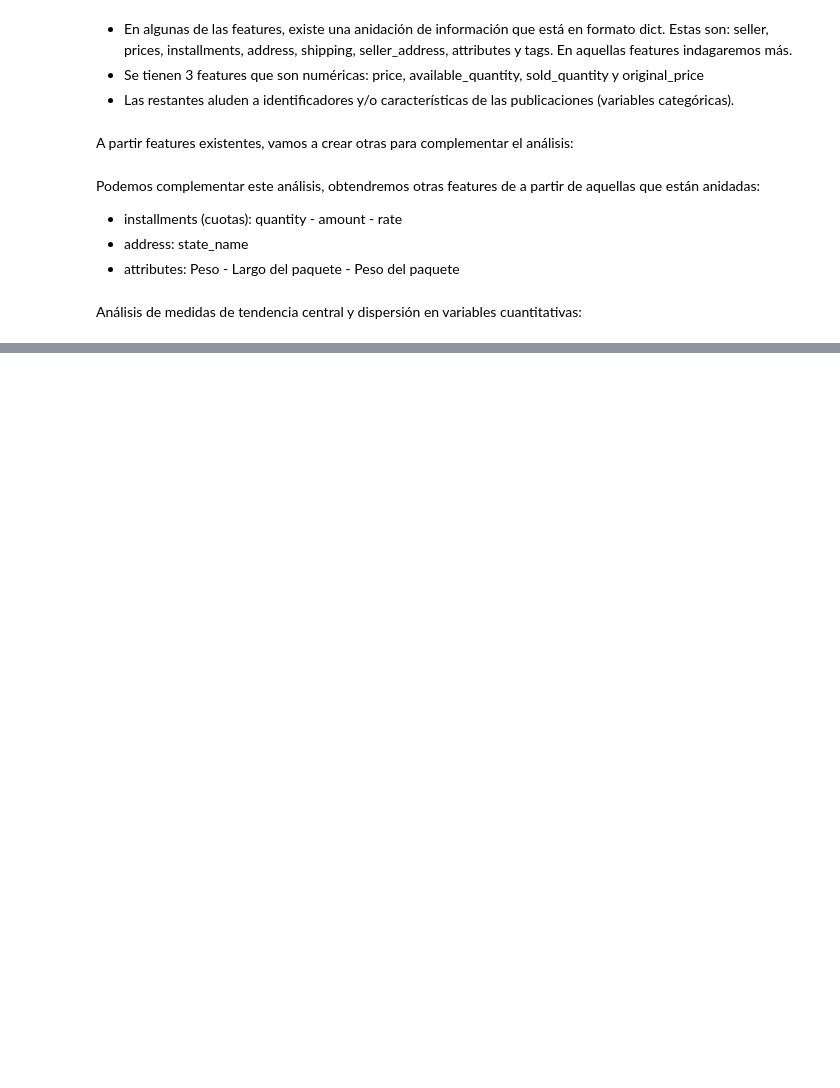
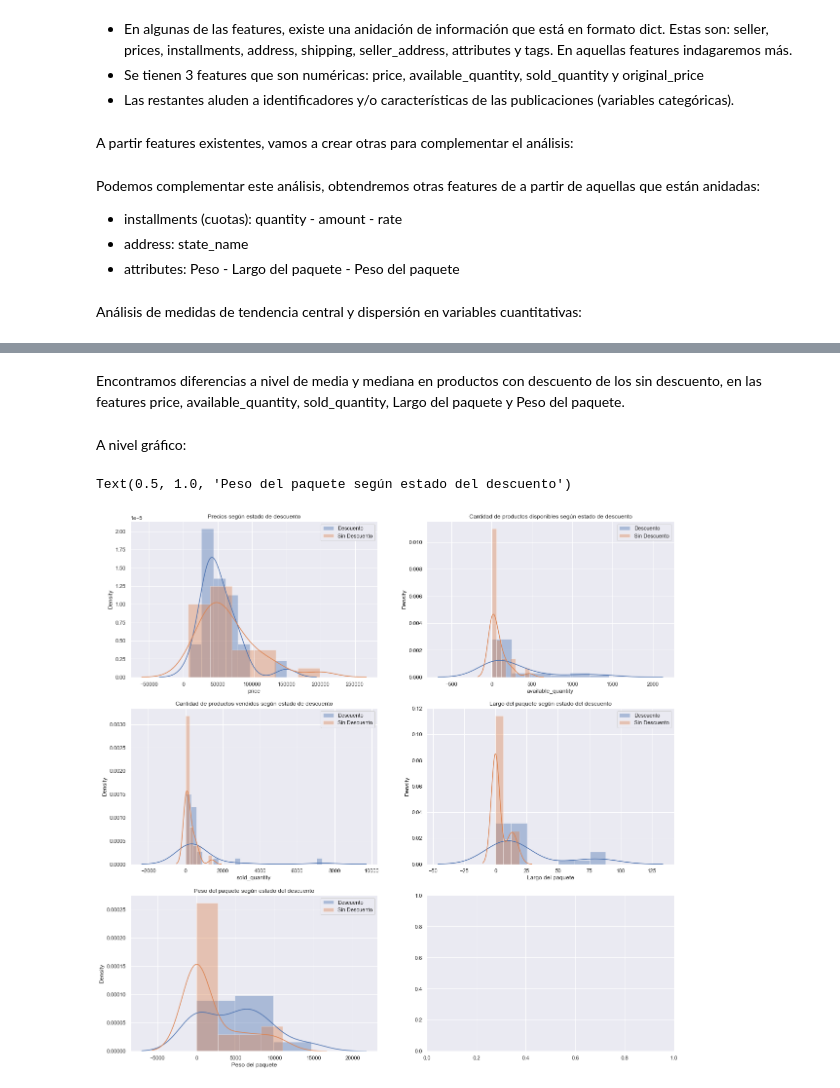
Before and after one commit to AngieVillena007/jobs-github, a Jupyter notebook: Análisis_Exploratorio.ipynb, the cells around one changed output, grey strips where cells are left out. Drawn from its saved outputs; the diff is of its cells as text; code cells hidden in the pictures; blank space fills up the shorter version.

```diff
--- a/Análisis_Exploratorio.ipynb
+++ b/Análisis_Exploratorio.ipynb
@@ -125,19 +132,26 @@ df_t6=0
 for i in range(50):
     if i==0:
         a1=json_normalize(df_1.attributes[i], max_level=0)[['id','name','value_name']]
-        df_t6=(a1[(a1.id=='PACKAGE_LENGTH') | (a1.id=='PACKAGE_WEIGHT') | (a1.id=='WEIGHT')][['name','value_name']].set_index('name',inplace=False)).transpose()
+        df_t6=(a1[(a1.id=='PACKAGE_LENGTH') | (a1.id=='PACKAGE_WEIGHT') | (a1.id=='WEIGHT')][['name','value_name']].set_index(
+            'name',inplace=False)).transpose()
     else:
         a1=json_normalize(df_1.attributes[i], max_level=0)[['id','name','value_name']]
-        at=(a1[(a1.id=='PACKAGE_LENGTH') | (a1.id=='PACKAGE_WEIGHT') | (a1.id=='WEIGHT')][['name','value_name']].set_index('name',inplace=False)).transpose()
+        at=(a1[(a1.id=='PACKAGE_LENGTH') | (a1.id=='PACKAGE_WEIGHT') | (a1.id=='WEIGHT')][['name','value_name']].set_index(
+            'name',inplace=False)).transpose()
         df_t6 = pd.concat([df_t6,at],axis=0)
 
 tmp=(df_t6.reset_index().drop(['index'],axis=1))
 tmp.Peso=(pd.Series(tmp.Peso).replace(to_replace='kg', value='',inplace=False,regex=True).values).astype("float64")
-tmp['Largo del paquete']=(pd.Series(tmp['Largo del paquete']).replace(to_replace='cm', value='',inplace=False,regex=True).values).astype("float64")
-tmp['Peso del paquete']=(pd.Series(tmp['Peso del paquete']).replace(to_replace='g', value='',inplace=False,regex=True).values).astype("float64")
+tmp['Largo del paquete']=(pd.Series(tmp['Largo del paquete']).replace(to_replace='cm', value='',inplace=False,regex=True
+                                                                     ).values).astype("float64")
+tmp['Peso del paquete']=(pd.Series(tmp['Peso del paquete']).replace(to_replace='g', value='',inplace=False,regex=True).values
+                        ).astype("float64")
 
 df_1 = pd.merge(df_1,(tmp.reset_index().drop(['index'],axis=1)),left_index=True,right_index=True,how='inner')
-df_1[['discount','price','available_quantity','sold_quantity','original_price','porc_sold','P_discount','quantity','amount','Peso','Largo del paquete','Peso del paquete']] = df_1[['discount','price','available_quantity','sold_quantity','original_price','porc_sold','P_discount','quantity','amount','Peso','Largo del paquete','Peso del paquete']].fillna(0)
+df_1[['discount','price','available_quantity','sold_quantity','original_price','porc_sold','P_discount','quantity','amount',
+      'Peso','Largo del paquete','Peso del paquete']] = df_1[['discount','price','available_quantity','sold_quantity',
+                                                              'original_price','porc_sold','P_discount','quantity','amount',
+                                                              'Peso','Largo del paquete','Peso del paquete']].fillna(0)
 # %% [markdown]
 Análisis de medidas de tendencia central y dispersión en variables cuantitativas:
 # %%
@@ -148,3 +163,41 @@ df_1[['discount','price','available_quantity','sold_quantity','original_price','
 | discount |  |  |  |  |  |  |  |  |  |  | ... |
 | 0 | 25.0 | 65495.7560 | 42966.954931 | 6799.0 | 33999.0 | 51999.0 | 83999.00 | 198850.0 | 25.0 | 75.28 | ... |
 | 1 | 25.0 | 52009.9472 | 27721.105989 | 8599.0 | 35999.0 | 44999.0 | 64855.03 | 149999.0 | 25.0 | 307.12 | ... |
+# %% [markdown]
+Encontramos diferencias a nivel de media y mediana en productos con descuento de los sin descuento, en las features price, available_quantity, sold_quantity, Largo del paquete y Peso del paquete.
+# %% [markdown]
+A nivel gráfico:
+# %%
+import matplotlib.pylab as plt
+import seaborn as sns
+%matplotlib inline
+
+sns.set(rc={"figure.figsize":(20, 20)})
+fig, axes = plt.subplots(3, 2)
+sns.distplot(df_1[df_1.discount==1].price,label="Descuento",ax = axes[0][0])
+sns.distplot(df_1[df_1.discount==0].price,label="Sin Descuento",ax = axes[0][0])
+axes[0][0].legend()
+axes[0][0].set_title("Precios según estado de descuento")
+
+sns.distplot(df_1[df_1.discount==1].available_quantity,label="Descuento",ax = axes[0][1])
+sns.distplot(df_1[df_1.discount==0].available_quantity,label="Sin Descuento",ax = axes[0][1])
+axes[0][1].legend()
+axes[0][1].set_title("Cantidad de productos disponibles según estado de descuento")
+
+sns.distplot(df_1[df_1.discount==1].sold_quantity,label="Descuento",ax = axes[1][0])
+sns.distplot(df_1[df_1.discount==0].sold_quantity,label="Sin Descuento",ax = axes[1][0])
+axes[1][0].legend()
+axes[1][0].set_title("Cantidad de productos vendidos según estado de descuento")
+
+sns.distplot(df_1[df_1.discount==1]['Largo del paquete'],label="Descuento",ax = axes[1][1])
+sns.distplot(df_1[df_1.discount==0]['Largo del paquete'],label="Sin Descuento",ax = axes[1][1])
+axes[1][1].legend()
+axes[1][1].set_title("Largo del paquete según estado del descuento")
+
+sns.distplot(df_1[df_1.discount==1]['Peso del paquete'],label="Descuento",ax = axes[2][0])
+sns.distplot(df_1[df_1.discount==0]['Peso del paquete'],label="Sin Descuento",ax = axes[2][0])
+axes[2][0].legend()
+axes[2][0].set_title("Peso del paquete según estado del descuento")
+# %% [output]
+Text(0.5, 1.0, 'Peso del paquete según estado del descuento')
+[figure, added]
```
Also changed, not shown: parts of 12 cells of this notebook.
